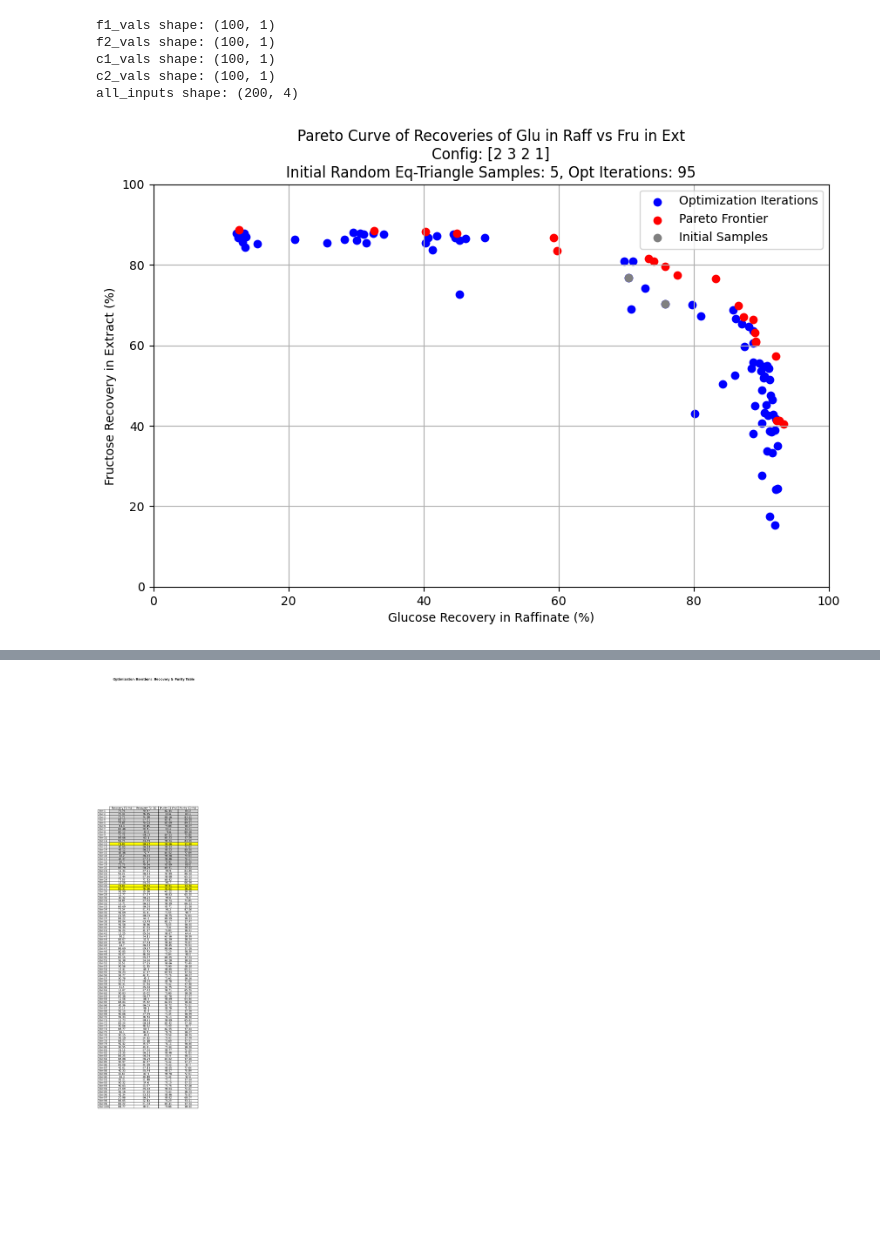
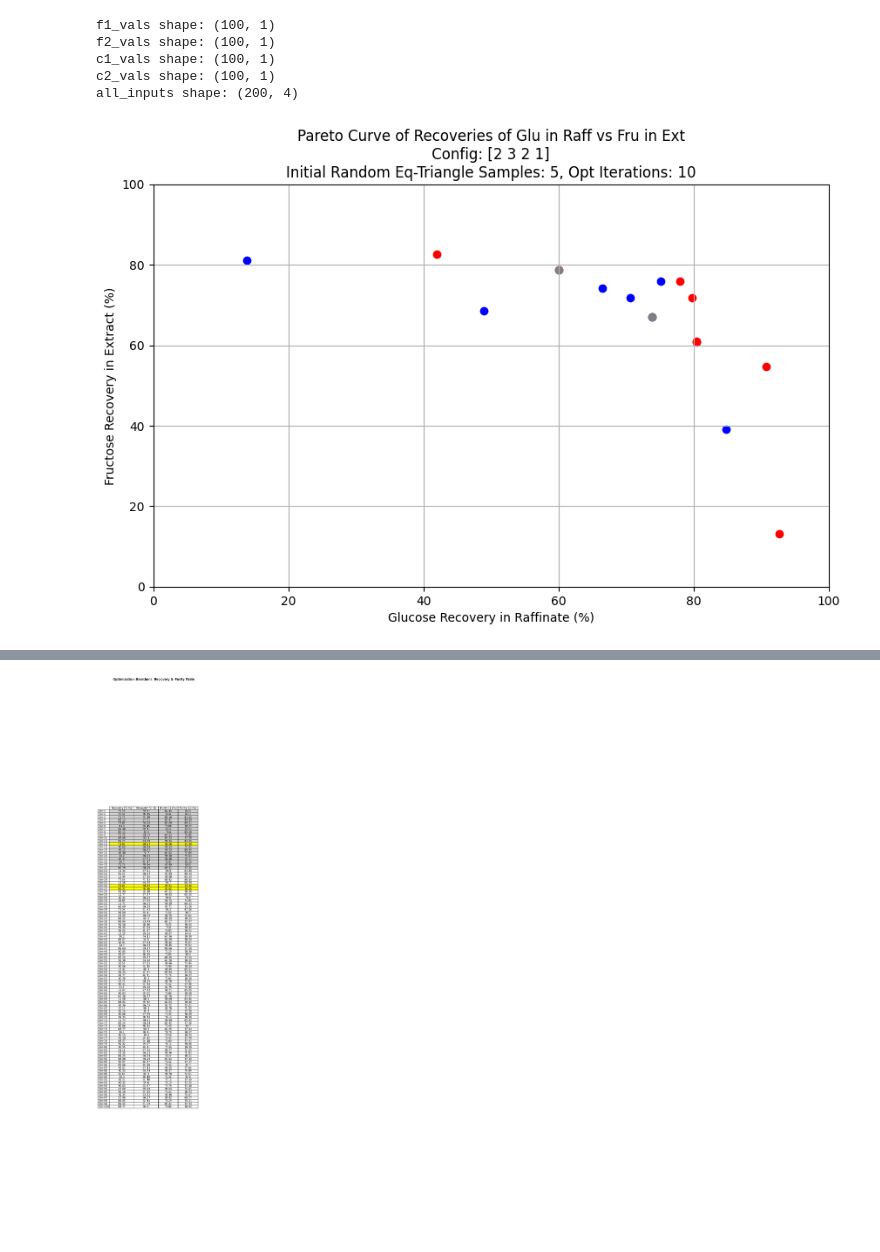
Before and after one commit to Nawa-Punabantu/Opt_Algos, a Jupyter notebook: Opt_with_triangle.ipynb, the cells around one changed output, grey strips where cells are left out. Cells and saved outputs as stored; diff of their text form; code cells hidden in the pictures.

```diff
--- a/Opt_with_triangle.ipynb
+++ b/Opt_with_triangle.ipynb
@@ -1791,6 +1818,2 @@ def generate_initial_data(sampling_budget, t_index_min):
 # %% [markdown]
 Test the generate_initial_data Function
-# %%
-train_all, all_initial_inputs = generate_initial_data(2,t_index_min) # sampling_budget
-print(f'train_all{ train_all}')
-print(f'all_initial_inputs{ all_initial_inputs}')
@@ -2107,7 +2128,11 @@ def constrained_BO(optimization_budget, bounds, initial_guess, all_initial_input
 # %% [markdown]
 Generate Initial Inputs
 # %%
-all_initial_inputs, all_initial_outputs = generate_initial_data(sampling_budget,t_index_min)
+print(f'Column Config: {zone_config}')
+print(f'Length: {L} cm\nDiameter: {d_col} cm\nVolume: {V_col}\n\n')
+
+# all_initial_inputs, all_initial_outputs = generate_initial_data(sampling_budget,t_index_min)
+all_initial_inputs, all_initial_outputs = generate_initial_data(10,t_index_min)
 
 print(f'all_initial_inputs{ all_initial_inputs}')
 print(f'all_initial_outputs{ all_initial_outputs}')
@@ -2134,29 +2197,4 @@ OPTIMIZATION LOOP
 # %%
-constraint_thresholds = [0.995, 0.995] # (Purity constraints) will scale with increased col#
-
-# Note that before hand, we know that:
-# (i) We want m1 to be relatively, larger than others
-m1_min, m1_max = m_max, m_max*2
-# (ii) We want m4 to be relatively, smaller that others
-m4_min, m4_max = m_min - (m_min*0.7), m_min
-
-bounds = [  (m1_min, m1_max), # m1
-    (m_min, m_max), # m2
-    (m_min, m_max), # m3
-    (m4_min, m4_max)  # m4
-]
-
-initial_guess = 0 # min
-import json
-import os
-
-# Run your function to get the outputs
-population_all, f1_vals, f2_vals, c1_vals, c2_vals, all_inputs = constrained_BO(
-    optimization_budget, bounds, initial_guess,
-    all_initial_inputs, all_initial_outputs,
-    constraint_thresholds, 0.001
-)
-
 
 # Convert NumPy arrays to lists before saving
 data = {
@@ -2169,7 +2207,7 @@ data = {
 
 # Save to Google Drive
 
-file_path ="/content/optimization_results.json"
+file_path =f"/content/{optimization_budget}_optimization_results.json"
 
 
 with open(file_path, "w") as f:
@@ -2178,5 +2216,5 @@ with open(file_path, "w") as f:
 print(f"File saved at: {file_path}")
 
 from google.colab import files
-files.download("/content/optimization_results.json")
+files.download(f"/content/{optimization_budget}_optimization_results.json")
 # %% [output]
@@ -2388,7 +2226,7 @@ import json
 import numpy as np
 
 # Load JSON file
-file_path = "/content/optimization_results.json"  # Update path if needed
+file_path = f"/content/{optimization_budget}_optimization_results.json"  # Update path if needed
 
 with open(file_path, "r") as f:
     data = json.load(f)  # Load JSON data into a dictionary
@@ -2427,36 +2265,36 @@ def find_pareto_front(f1, f2):
     for i in range(len(f1)):
         if pareto_mask[i]:  # Check only if not already removed
             pareto_mask[i] = not np.any((f1 >= f1[i]) & (f2 >= f2[i]) & ((f1 > f1[i]) | (f2 > f2[i])))
 
     return pareto_mask
 
 # Identify Pareto-optimal points
 pareto_mask = find_pareto_front(f1_vals_plot, f2_vals_plot)
 
 plt.figure(figsize=(10, 6))
 
 # Plot non-Pareto points in blue
 plt.scatter(f1_vals_plot[~pareto_mask], f2_vals_plot[~pareto_mask], c='blue', marker='o', label='Optimization Iterations')
 # Plot Pareto-optimal points in red
 plt.scatter(f1_vals_plot[pareto_mask], f2_vals_plot[pareto_mask], c='red', marker='o', label='Pareto Frontier')
 
 # Plot initial samples in grey
 plt.scatter(f1_initial, f2_initial, c='grey', marker='o', label='Initial Samples')
 
 # Labels and formatting
 plt.title(f'Pareto Curve of Recoveries of Glu in Raff vs Fru in Ext\n Config: {zone_config} \nInitial Random Eq-Triangle Samples: {sampling_budget}, Opt Iterations: {optimization_budget}')
 plt.xlabel('Glucose Recovery in Raffinate (%)')
 plt.ylabel('Fructose Recovery in Extract (%)')
 plt.xlim(0, 100)
 plt.ylim(0, 100)
 plt.grid(True)
-plt.legend()
+# plt.legend()
 # Save the figure as an image
-image_filename = "Sub_et_al_comparison_pareto.png"
+image_filename = f"{optimization_budget}_Sub_et_al_comparison_pareto.png"
 plt.savefig(image_filename, dpi=300, bbox_inches='tight')
 plt.show()
 # %% [output]
-[figure, old version]
+[figure, new version]
 # %%
 import numpy as np
 import matplotlib.pyplot as plt
```
Also changed, not shown: parts of 11 cells of this notebook.
